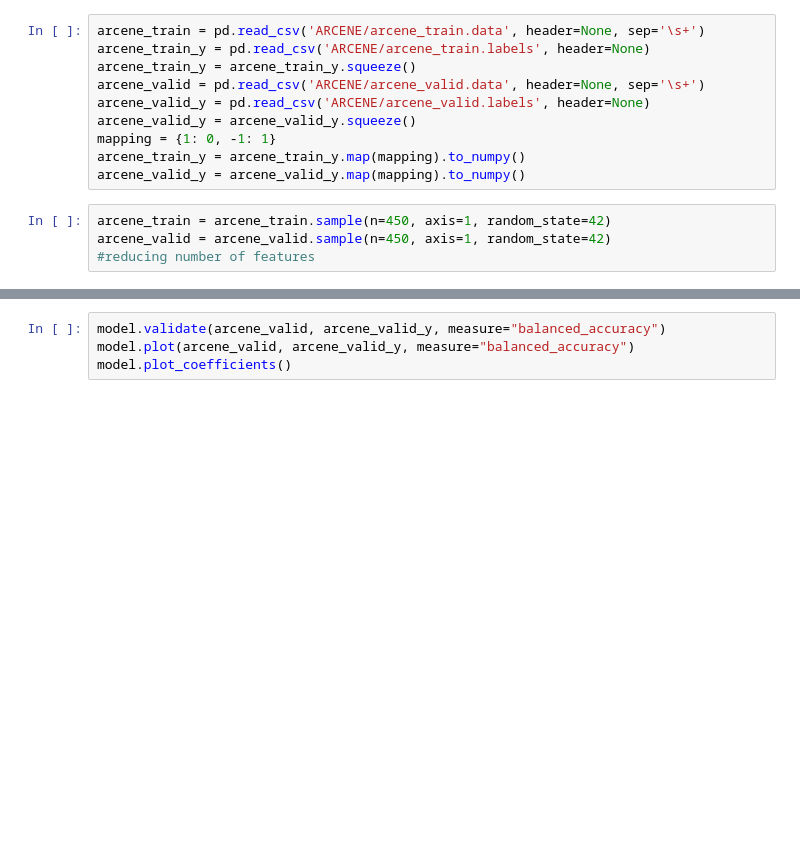
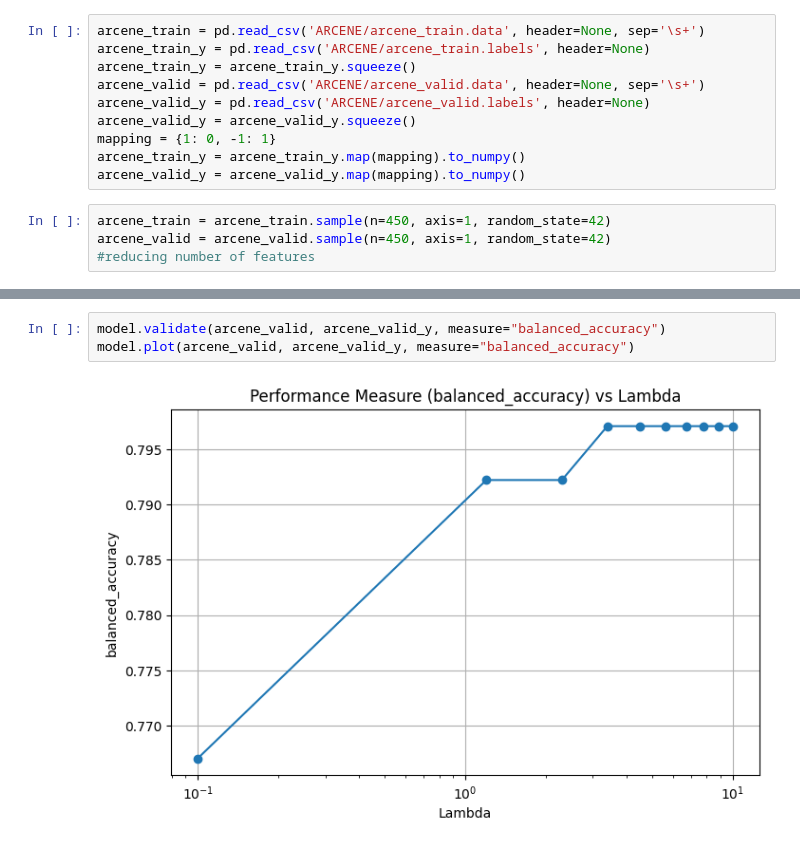
Before and after one commit to mouradianelen/LogRegCCD, a Jupyter notebook: arcene_notebook.ipynb, the cells around one changed output, grey strips where cells are left out. Cells and saved outputs as stored; diff of their text form; blank space fills up the shorter version.

```diff
--- a/arcene_notebook.ipynb
+++ b/arcene_notebook.ipynb
@@ -34,7 +90,8 @@ model.plot_coefficients()
 # %%
 model.validate(arcene_valid, arcene_valid_y, measure="balanced_accuracy")
 model.plot(arcene_valid, arcene_valid_y, measure="balanced_accuracy")
-model.plot_coefficients()
+# %% [output]
+[figure, added]
 # %%
 model.validate(arcene_valid, arcene_valid_y, measure="recall")
 model.plot(arcene_valid, arcene_valid_y, measure="recall")
```
Also changed, not shown: parts of 12 cells of this notebook, 1 other file.
